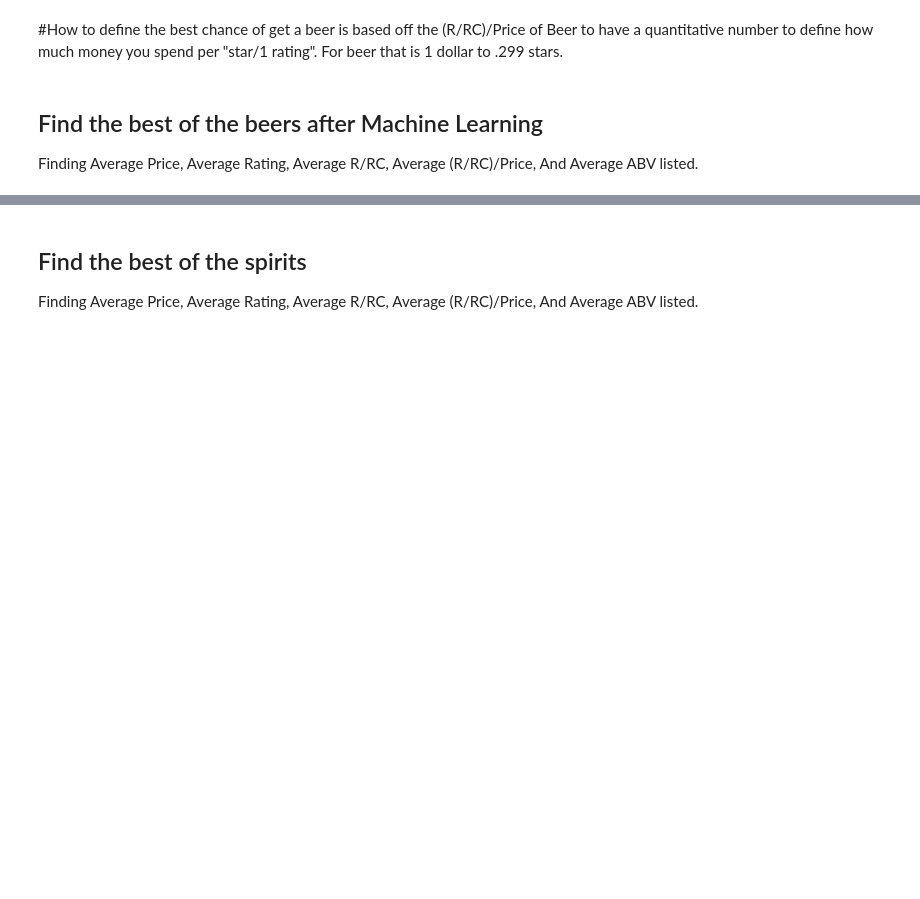
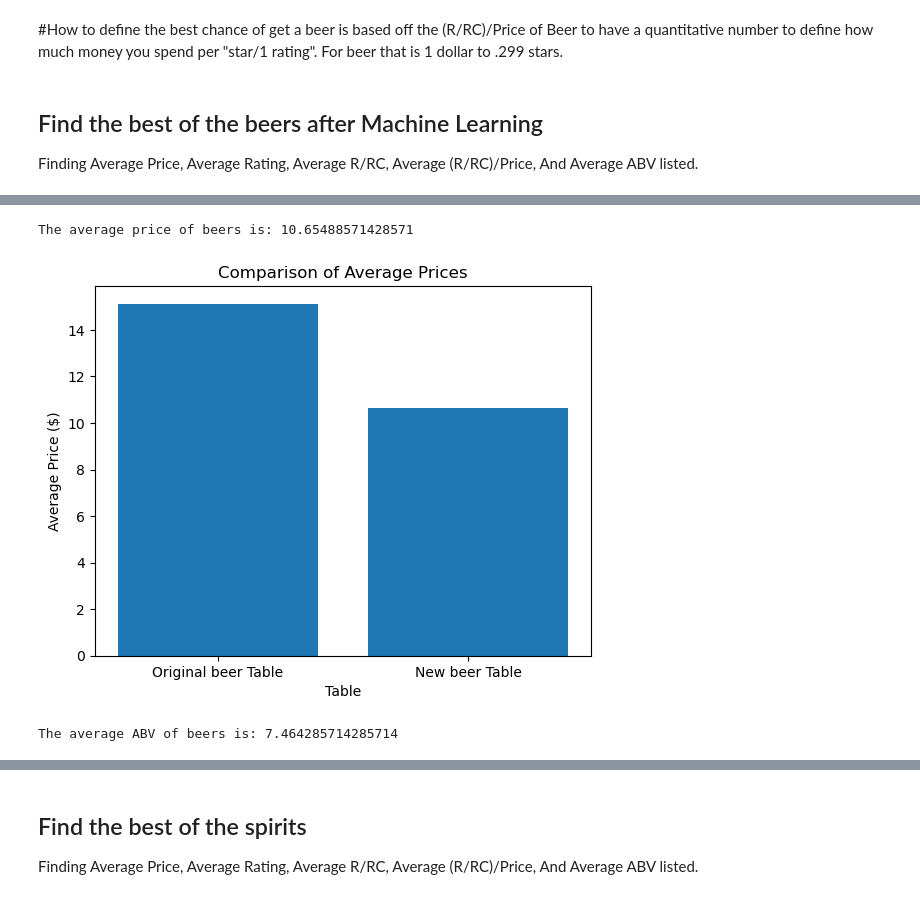
Before and after one commit to JShields07/Project-2-folder, a Jupyter notebook: Main file.ipynb, the cells around one changed output, grey strips where cells are left out. Cells and saved outputs as stored; diff of their text form; code cells hidden in the pictures; blank space fills up the shorter version.

```diff
--- a/Main file.ipynb
+++ b/Main file.ipynb
@@ -195,0 +197,27 @@ new_beers_df.head()
+# %%
+#Find average price of new beers table
+beers_average_price = new_beers_df['Price'].mean()
+print("The average price of beers is:", beers_average_price)
+# %% [output]
+The average price of beers is: 10.65488571428571
+# %%
+# Data for Avg Price comparison
+categories = ['Original beer Table', 'New beer Table']
+average_prices = [beer_avg_price, beers_average_price]
+
+# Plotting the chart
+plt.bar(categories, average_prices)
+plt.xlabel('Table')
+plt.ylabel('Average Price ($)')
+plt.title('Comparison of Average Prices')
+
+# Display the chart
+plt.show()
+# %% [output]
+[figure, added]
+# %%
+#Find average ABV of new beers table
+beers_average_abv = new_beers_df['ABV'].mean()
+print("The average ABV of beers is:", beers_average_abv)
+# %% [output]
+The average ABV of beers is: 7.464285714285714
```
Also changed, not shown: parts of 32 cells of this notebook, 3 other files.
